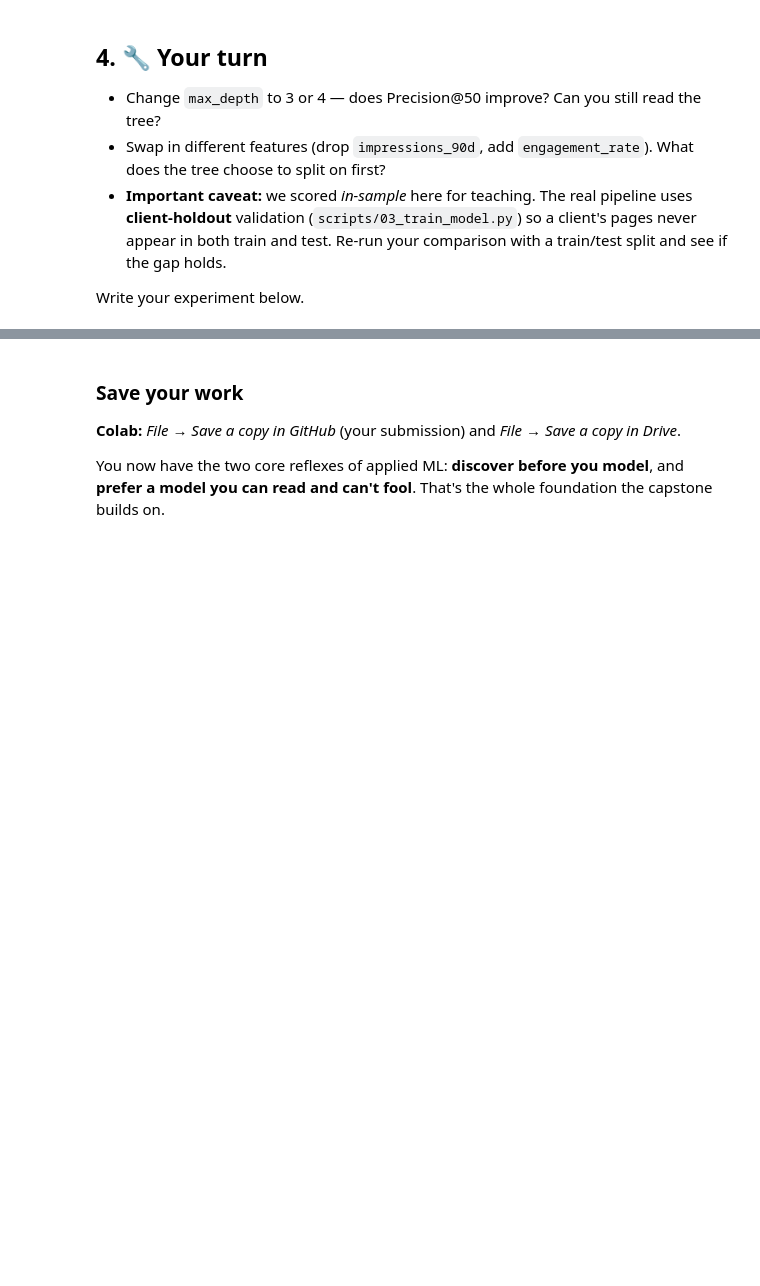
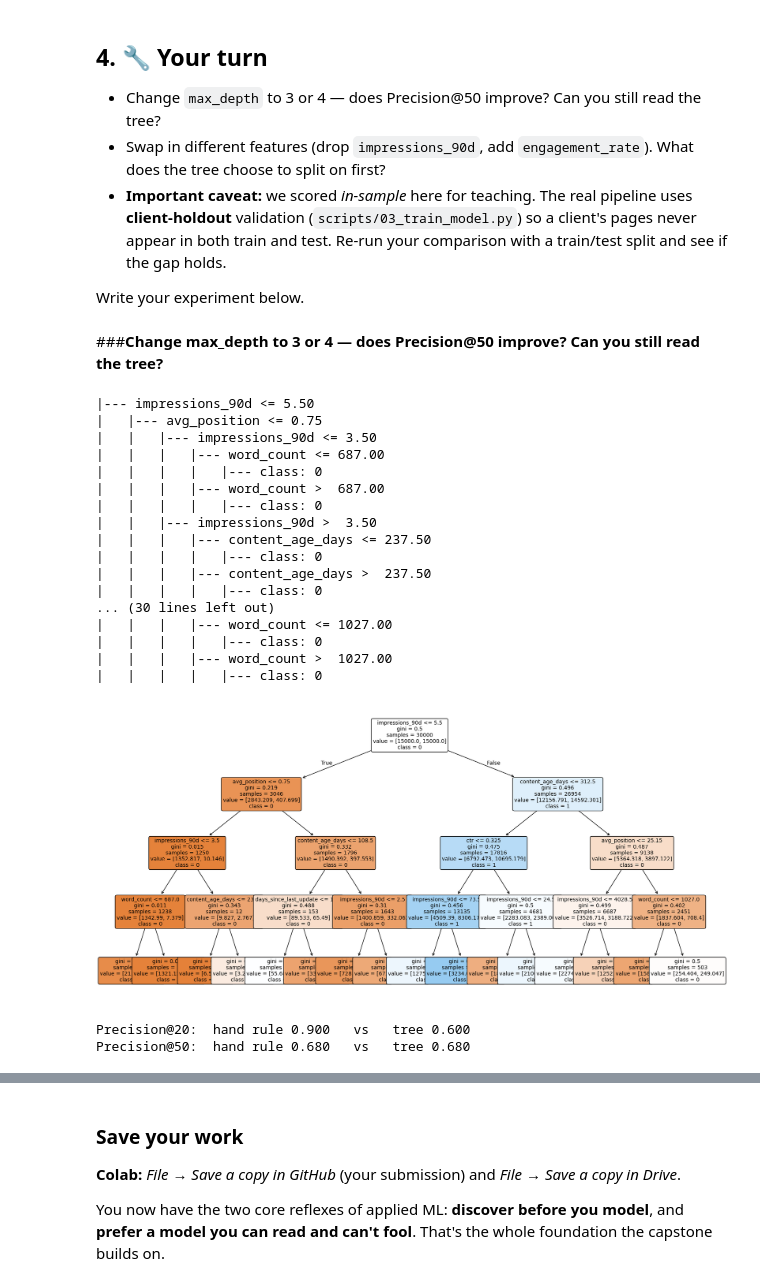
Before and after one commit to Ali-Haider987/alihaider-flyrank-ml, a Jupyter notebook: notebooks/02_your_first_readable_model.ipynb, the cells around one changed output, grey strips where cells are left out. Cells and saved outputs as stored; diff of their text form; code cells hidden in the pictures; blank space fills up the shorter version.

Commit message:
Add solutions for tree depth, feature swap, and holdout validation experiments

```diff
--- a/notebooks/02_your_first_readable_model.ipynb
+++ b/notebooks/02_your_first_readable_model.ipynb
@@ -106,0 +151,57 @@ Write your experiment below.
+# %% [markdown]
+###**Change max_depth to 3 or 4 — does Precision@50 improve? Can you still read the tree?**
+# %%
+# Your experiment here
+from sklearn.tree import DecisionTreeClassifier, export_text
+
+features = ["content_age_days", "days_since_last_update", "impressions_90d",
+            "avg_position", "ctr", "word_count"]
+X = df[features].replace([np.inf, -np.inf], np.nan).fillna(0)
+
+tree = DecisionTreeClassifier(max_depth=4, class_weight="balanced", random_state=42)
+tree.fit(X, y)
+
+print(export_text(tree, feature_names=features))
+from sklearn.tree import plot_tree
+import matplotlib.pyplot as plt
+
+plt.figure(figsize=(20, 10))
+plot_tree(
+    tree,
+    feature_names=features,
+    class_names=[str(c) for c in tree.classes_],
+    filled=True,
+    rounded=True,
+    fontsize=10
+)
+
+plt.show()
+# %% [output]
+|--- impressions_90d <= 5.50
+|   |--- avg_position <= 0.75
+|   |   |--- impressions_90d <= 3.50
+|   |   |   |--- word_count <= 687.00
+|   |   |   |   |--- class: 0
+|   |   |   |--- word_count >  687.00
+|   |   |   |   |--- class: 0
+|   |   |--- impressions_90d >  3.50
+|   |   |   |--- content_age_days <= 237.50
+|   |   |   |   |--- class: 0
+|   |   |   |--- content_age_days >  237.50
+|   |   |   |   |--- class: 0
+... (30 lines left out)
+|   |   |   |--- word_count <= 1027.00
+|   |   |   |   |--- class: 0
+|   |   |   |--- word_count >  1027.00
+|   |   |   |   |--- class: 0
+[figure, added]
+# %%
+tree_score = tree.predict_proba(X)[:, 1]
+
+for k in (20, 50):
+    hr = precision_at_k(df["hand_rule_score"], y, k)
+    tr = precision_at_k(tree_score, y, k)
+    print(f"Precision@{k}:  hand rule {hr:.3f}   vs   tree {tr:.3f}")
+# %% [output]
+Precision@20:  hand rule 0.900   vs   tree 0.600
+Precision@50:  hand rule 0.680   vs   tree 0.680
```
Also changed, not shown: parts of 19 cells of this notebook.
